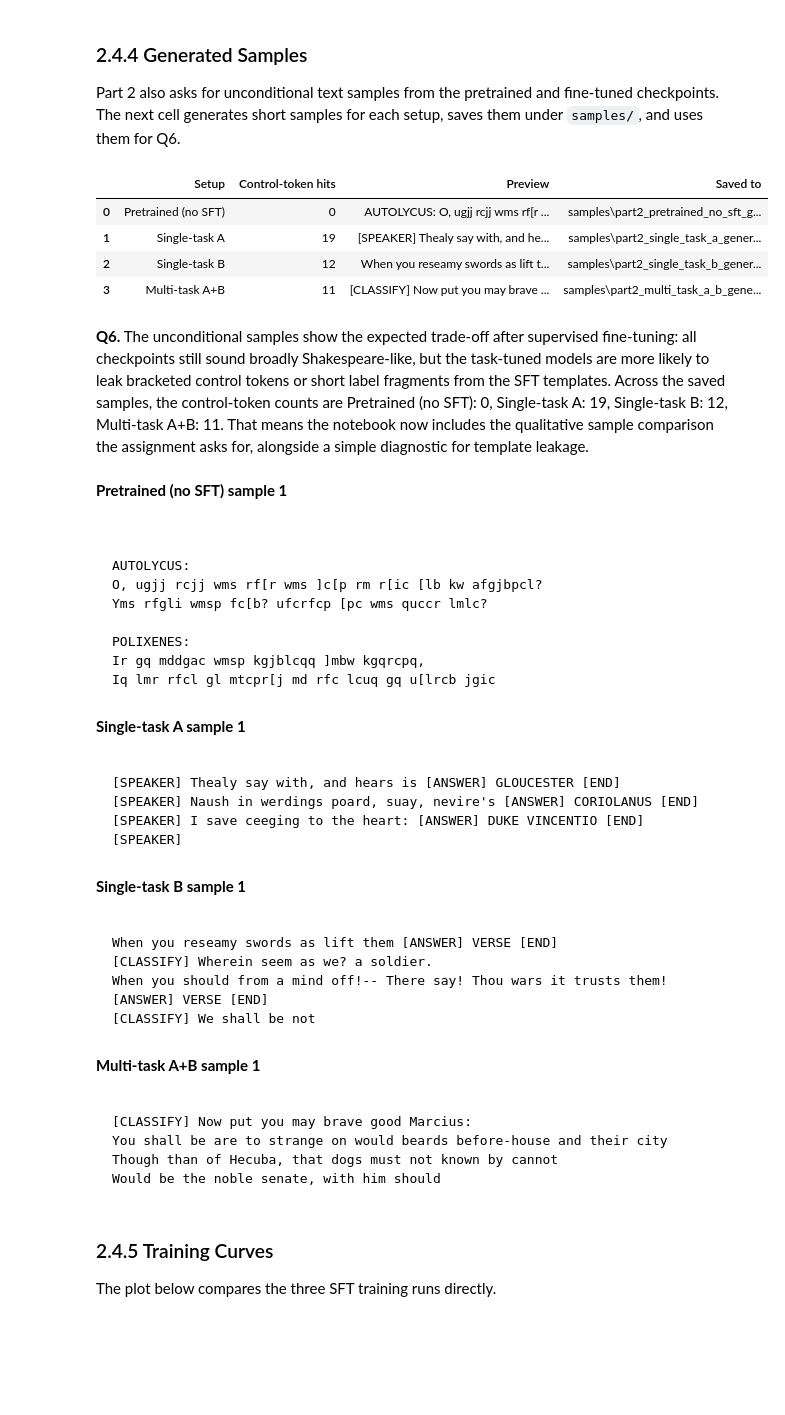
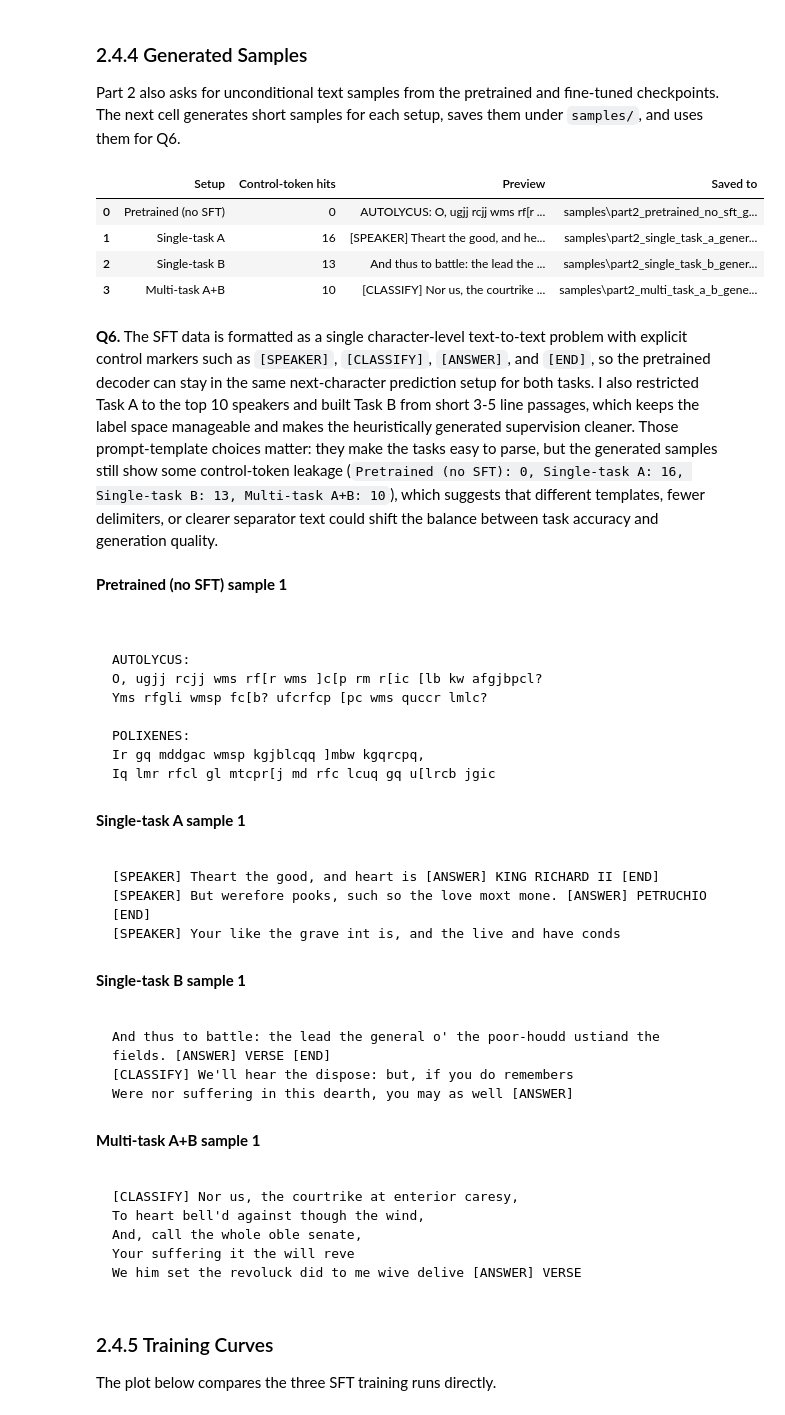
Before and after one commit to maaxhe/foundations_NLP, a Jupyter notebook: final_assignment_advanced/notebook_advanced.ipynb, the cells around one changed output. Drawn from its saved outputs; the diff is of its cells as text; code cells hidden in the pictures; blank space fills up the shorter version.

````diff
--- a/final_assignment_advanced/notebook_advanced.ipynb
+++ b/final_assignment_advanced/notebook_advanced.ipynb
@@ -2569,42 +2551,41 @@ def generate_unconditional_samples_bundle(
         preview = samples[0][:240].replace("\n", " ")
         rows.append(
             {
                 "Setup": setup,
                 "Control-token hits": marker_hits,
                 "Preview": preview,
                 "Saved to": str(output_path),
             }
         )
         samples_by_setup[setup] = samples
 
     return samples_by_setup, pd.DataFrame(rows)
 
 
 part2_generated_samples, part2_generated_preview = generate_unconditional_samples_bundle(loaded_models)
 display(part2_generated_preview)
 
 control_token_summary = ", ".join(
     f"{row['Setup']}: {int(row['Control-token hits'])}"
     for _, row in part2_generated_preview[["Setup", "Control-token hits"]].iterrows()
 )
 q6 = (
-    "The unconditional samples show the expected trade-off after supervised fine-tuning: all checkpoints still sound broadly Shakespeare-like, "
-    "but the task-tuned models are more likely to leak bracketed control tokens or short label fragments from the SFT templates. "
-    f"Across the saved samples, the control-token counts are {control_token_summary}. "
-    "That means the notebook now includes the qualitative sample comparison the assignment asks for, alongside a simple diagnostic for template leakage."
-)
+    "The SFT data is formatted as a single character-level text-to-text problem with explicit control markers such as `[SPEAKER]`, `[CLASSIFY]`, `[ANSWER]`, and `[END]`, so the pretrained decoder can stay in the same next-character prediction setup for both tasks. "
+    "I also restricted Task A to the top 10 speakers and built Task B from short 3-5 line passages, which keeps the label space manageable and makes the heuristically generated supervision cleaner. "
+    "Those prompt-template choices matter: they make the tasks easy to parse, but the generated samples still show some control-token leakage (`%s`), which suggests that different templates, fewer delimiters, or clearer separator text could shift the balance between task accuracy and generation quality."
+) % control_token_summary
 display(Markdown(f"**Q6.** {q6}"))
 
 for setup, samples in part2_generated_samples.items():
     preview_text = samples[0][:900]
     display(Markdown(f"**{setup} sample 1**\n\n```text\n{preview_text}\n```"))
 # %% [output]
 |  | Setup | Control-token hits | Preview | Saved to |
 | 0 | Pretrained (no SFT) | 0 | AUTOLYCUS: O, ugjj rcjj wms rf[r ... | samples\part2_pretrained_no_sft_g... |
-| 1 | Single-task A | 19 | [SPEAKER] Thealy say with, and he... | samples\part2_single_task_a_gener... |
-| 2 | Single-task B | 12 | When you reseamy swords as lift t... | samples\part2_single_task_b_gener... |
-| 3 | Multi-task A+B | 11 | [CLASSIFY] Now put you may brave ... | samples\part2_multi_task_a_b_gene... |
+| 1 | Single-task A | 16 | [SPEAKER] Theart the good, and he... | samples\part2_single_task_a_gener... |
+| 2 | Single-task B | 13 | And thus to battle: the lead the ... | samples\part2_single_task_b_gener... |
+| 3 | Multi-task A+B | 10 | [CLASSIFY] Nor us, the courtrike ... | samples\part2_multi_task_a_b_gene... |
-**Q6.** The unconditional samples show the expected trade-off after supervised fine-tuning: all checkpoints still sound broadly Shakespeare-like, but the task-tuned models are more likely to leak bracketed control tokens or short label fragments from the SFT templates. Across the saved samples, the control-token counts are Pretrained (no SFT): 0, Single-task A: 19, Single-task B: 12, Multi-task A+B: 11. That means the notebook now includes the qualitative sample comparison the assignment asks for, alongside a simple diagnostic for template leakage.
+**Q6.** The SFT data is formatted as a single character-level text-to-text problem with explicit control markers such as `[SPEAKER]`, `[CLASSIFY]`, `[ANSWER]`, and `[END]`, so the pretrained decoder can stay in the same next-character prediction setup for both tasks. I also restricted Task A to the top 10 speakers and built Task B from short 3-5 line passages, which keeps the label space manageable and makes the heuristically generated supervision cleaner. Those prompt-template choices matter: they make the tasks easy to parse, but the generated samples still show some control-token leakage (`Pretrained (no SFT): 0, Single-task A: 16, Single-task B: 13, Multi-task A+B: 10`), which suggests that different templates, fewer delimiters, or clearer separator text could shift the balance between task accuracy and generation quality.
 **Pretrained (no SFT) sample 1**
 
 ```text
@@ -2622,27 +2603,27 @@ Iq lmr rfcl gl mtcpr[j md rfc lcuq gq u[lrcb jgic
 
 ```text
 
-[SPEAKER] Thealy say with, and hears is [ANSWER] GLOUCESTER [END]
-[SPEAKER] Naush in werdings poard, suay, nevire's [ANSWER] CORIOLANUS [END]
-[SPEAKER] I save ceeging to the heart: [ANSWER] DUKE VINCENTIO [END]
-[SPEAKER]
+[SPEAKER] Theart the good, and heart is [ANSWER] KING RICHARD II [END]
+[SPEAKER] But werefore pooks, such so the love moxt mone. [ANSWER] PETRUCHIO [END]
+[SPEAKER] Your like the grave int is, and the live and have conds
 ```
 **Single-task B sample 1**
 
 ```text
 
-When you reseamy swords as lift them [ANSWER] VERSE [END]
-[CLASSIFY] Wherein seem as we? a soldier.
-When you should from a mind off!-- There say! Thou wars it trusts them! [ANSWER] VERSE [END]
-[CLASSIFY] We shall be not
+And thus to battle: the lead the general o' the poor-houdd ustiand the fields. [ANSWER] VERSE [END]
+[CLASSIFY] We'll hear the dispose: but, if you do remembers
+Were nor suffering in this dearth, you may as well [ANSWER]
 ```
 **Multi-task A+B sample 1**
 
 ```text
 
-[CLASSIFY] Now put you may brave good Marcius:
-You shall be are to strange on would beards before-house and their city Though than of Hecuba, that dogs must not known by cannot
-Would be the noble senate, with him should
+[CLASSIFY] Nor us, the courtrike at enterior caresy,
+To heart bell'd against though the wind,
+And, call the whole oble senate,
+Your suffering it the will reve
+We him set the revoluck did to me wive delive [ANSWER] VERSE
 ```
 # %%
 import matplotlib.pyplot as plt
````
Also changed, not shown: parts of 11 cells of this notebook, 15 other files.
